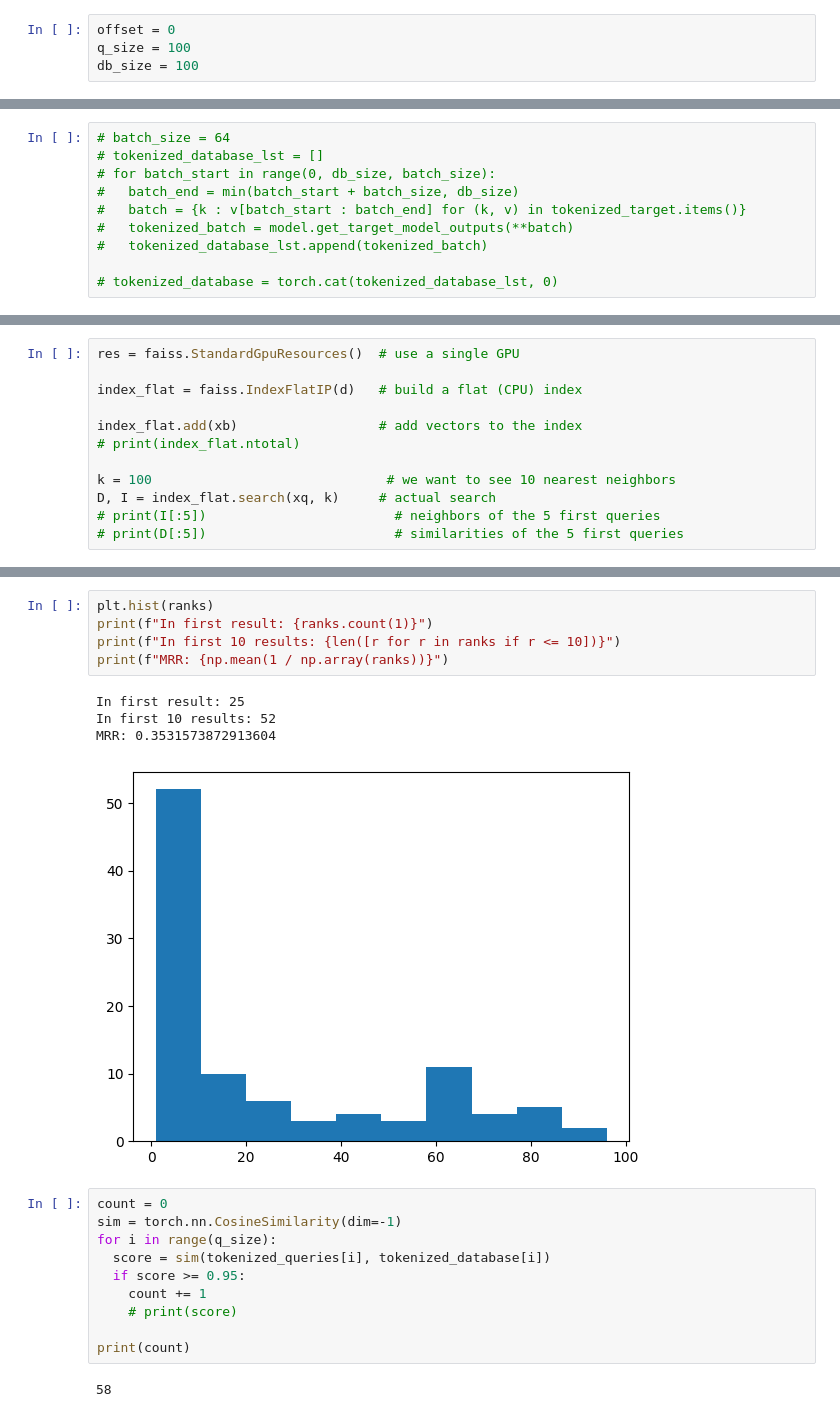
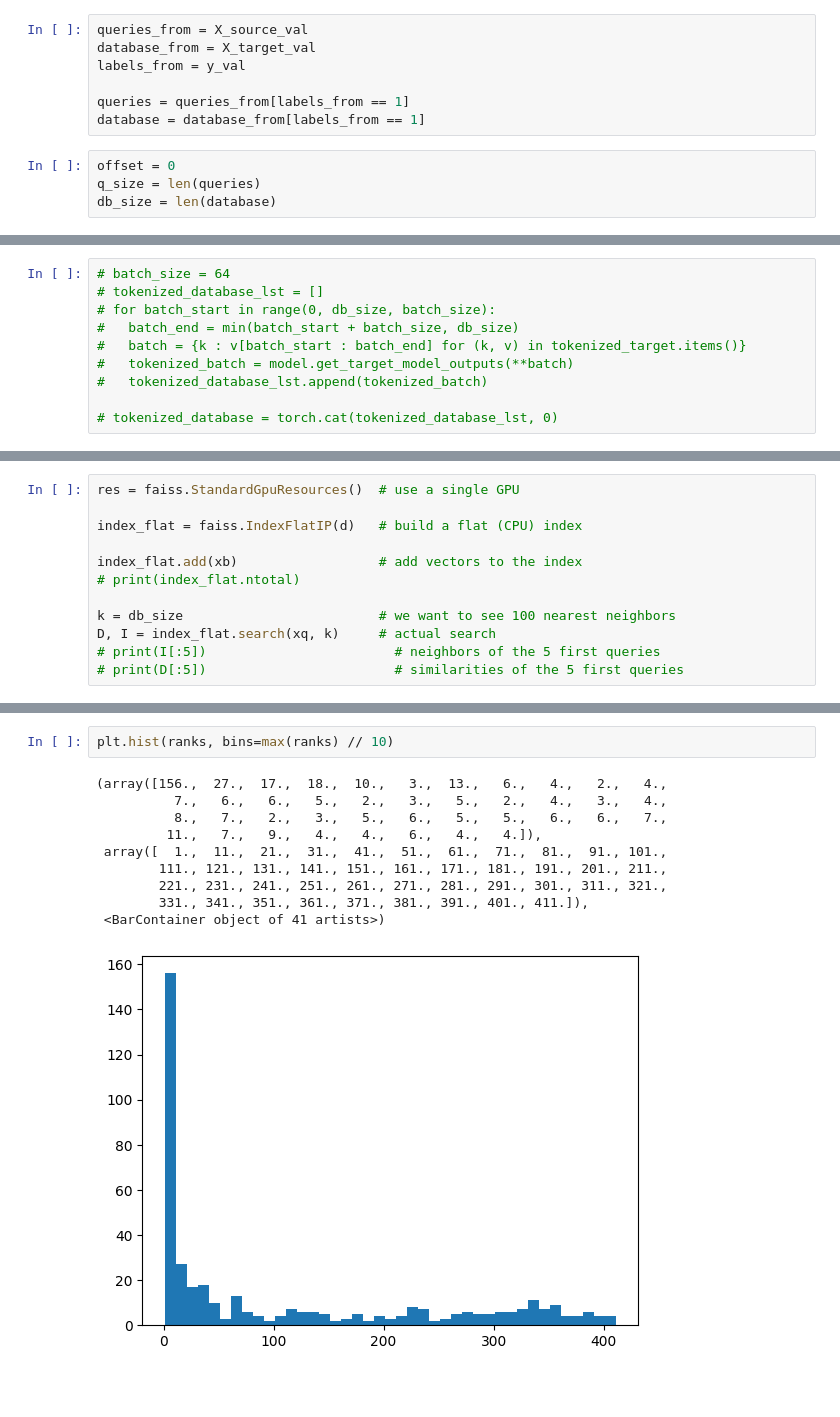
Before and after one commit to stellaevat/ontology-mapping, a Jupyter notebook: colabs/bi_encoder.ipynb, the cells around one changed output, grey strips where cells are left out. Drawn from its saved outputs; the diff is of its cells as text; blank space fills up the shorter version.

```diff
--- a/colabs/bi_encoder.ipynb
+++ b/colabs/bi_encoder.ipynb
@@ -390,7 +418,14 @@ database = X_target_train[y_train == 1]
+# %%
+queries_from = X_source_val
+database_from = X_target_val
+labels_from = y_val
+
+queries = queries_from[labels_from == 1]
+database = database_from[labels_from == 1]
 # %%
 offset = 0
-q_size = 100
-db_size = 100
+q_size = len(queries)
+db_size = len(database)
 # %%
 tokenized = tokenizer(list(queries[offset : offset + q_size]) + list(database[offset : offset + db_size]), padding="longest")
 for (k, v) in tokenized.items():
@@ -428,7 +483,7 @@ index_flat = faiss.IndexFlatIP(d)   # build a flat (CPU) index
 index_flat.add(xb)                  # add vectors to the index
 # print(index_flat.ntotal)
 
-k = 100                              # we want to see 10 nearest neighbors
+k = db_size                         # we want to see 100 nearest neighbors
 D, I = index_flat.search(xq, k)     # actual search
 # print(I[:5])                        # neighbors of the 5 first queries
 # print(D[:5])                        # similarities of the 5 first queries
@@ -449,22 +505,13 @@ for i in range(q_size):
-# %%
-plt.hist(ranks)
-print(f"In first result: {ranks.count(1)}")
-print(f"In first 10 results: {len([r for r in ranks if r <= 10])}")
-print(f"MRR: {np.mean(1 / np.array(ranks))}")
-# %% [output]
-In first result: 25
-In first 10 results: 52
-MRR: 0.3531573872913604
-[figure, removed]
-# %%
-count = 0
-sim = torch.nn.CosineSimilarity(dim=-1)
-for i in range(q_size):
-  score = sim(tokenized_queries[i], tokenized_database[i])
-  if score >= 0.95:
-    count += 1
-    # print(score)
-
-print(count)
-# %% [output]
-58
+# %%
+plt.hist(ranks, bins=max(ranks) // 10)
+# %% [output]
+(array([156.,  27.,  17.,  18.,  10.,   3.,  13.,   6.,   4.,   2.,   4.,
+          7.,   6.,   6.,   5.,   2.,   3.,   5.,   2.,   4.,   3.,   4.,
+          8.,   7.,   2.,   3.,   5.,   6.,   5.,   5.,   6.,   6.,   7.,
+         11.,   7.,   9.,   4.,   4.,   6.,   4.,   4.]),
+ array([  1.,  11.,  21.,  31.,  41.,  51.,  61.,  71.,  81.,  91., 101.,
+        111., 121., 131., 141., 151., 161., 171., 181., 191., 201., 211.,
+        221., 231., 241., 251., 261., 271., 281., 291., 301., 311., 321.,
+        331., 341., 351., 361., 371., 381., 391., 401., 411.]),
+ <BarContainer object of 41 artists>)
+[figure, added]
```
Also changed, not shown: parts of 12 cells of this notebook.
